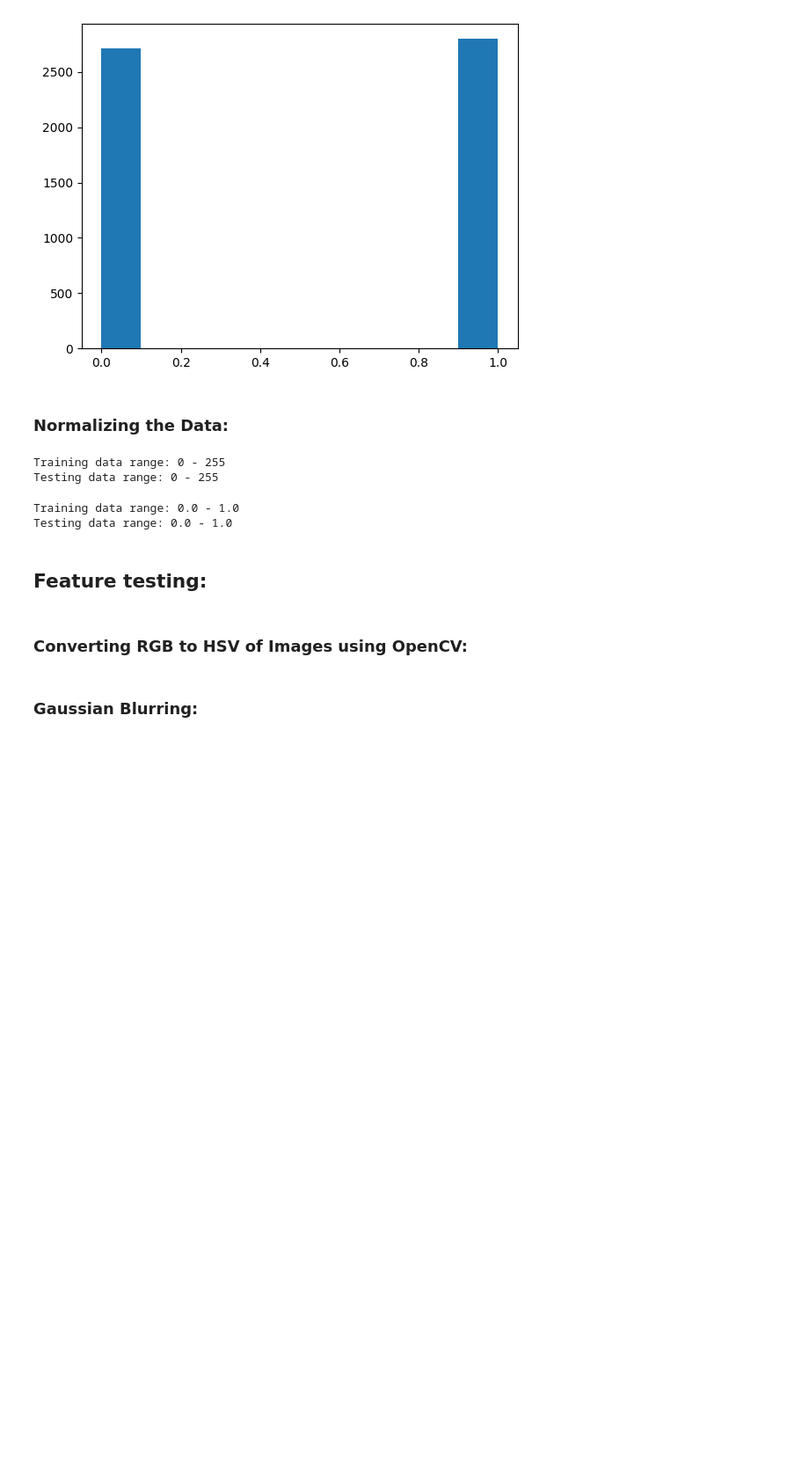
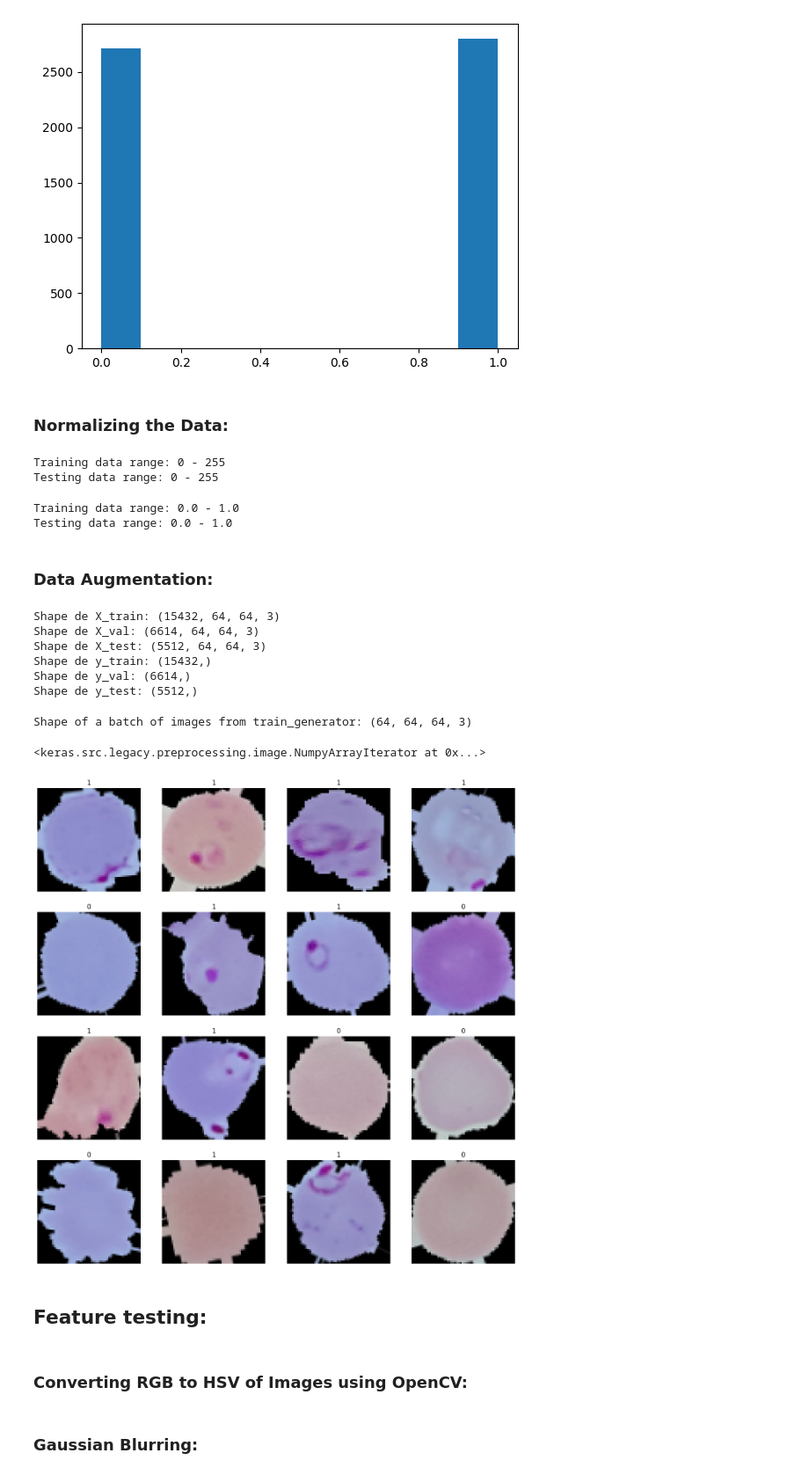
Before and after one commit to Roldao-Neto/Malaria-Detection-on-Raspberry-Pi-Zero-2W, a Jupyter notebook: model_dev.ipynb, the cells around one changed output. Shown at 88% size. Saved outputs shown, nothing was run; the diff lists cells and outputs as text; code cells hidden in the pictures; blank space fills up the shorter version.

```diff
--- a/model_dev.ipynb
+++ b/model_dev.ipynb
@@ -239,3 +239,5 @@ print("Testing data range:", np.min(X_test.flatten()), "-", np.max(X_test.flatte
 # %% [output]
 Training data range: 0.0 - 1.0
 Testing data range: 0.0 - 1.0
+# %% [markdown]
+### Data Augmentation:
@@ -242,3 +262,43 @@ Testing data range: 0.0 - 1.0
+# %%
+print(f"Shape de X_train: {X_train.shape}")
+print(f"Shape de X_val: {X_val.shape}")
+print(f"Shape de X_test: {X_test.shape}")
+print(f"Shape de y_train: {y_train.shape}")
+print(f"Shape de y_val: {y_val.shape}")
+print(f"Shape de y_test: {y_test.shape}")
+# %% [output]
+Shape de X_train: (15432, 64, 64, 3)
+Shape de X_val: (6614, 64, 64, 3)
+Shape de X_test: (5512, 64, 64, 3)
+Shape de y_train: (15432,)
+Shape de y_val: (6614,)
+Shape de y_test: (5512,)
+# %%
+print("Shape of a batch of images from train_generator:", train_generator[0][0].shape)
+# %% [output]
+Shape of a batch of images from train_generator: (64, 64, 64, 3)
+# %%
+train_generator
+# %% [output]
+<keras.src.legacy.preprocessing.image.NumpyArrayIterator at 0x...>
+# %%
+images, labels = next(train_generator)
+
+fig, axes = plt.subplots(4, 4, figsize = (16, 8))
+
+fig.set_size_inches(16, 16)
+for (image, label, ax) in zip(images, labels, axes.flatten()):
+
+    ax.imshow(image)
+
+    if label == 1:
+        ax.set_title('1')
+    else:
+        ax.set_title('0')
+
+    ax.axis('off')
+# %% [output]
+[figure, added]
 # %% [markdown]
 ## Feature testing:
 # %% [markdown]
```
Also changed, not shown: parts of 11 cells of this notebook, 2 other files.
